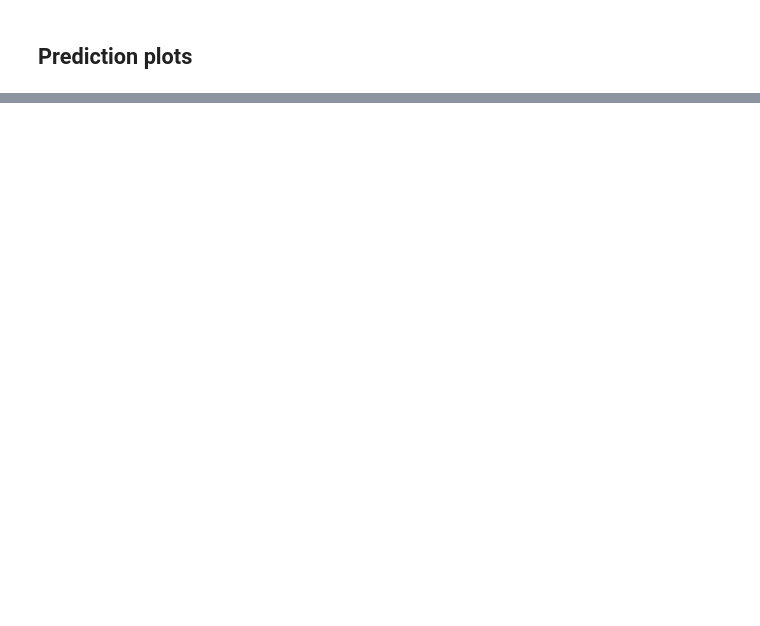
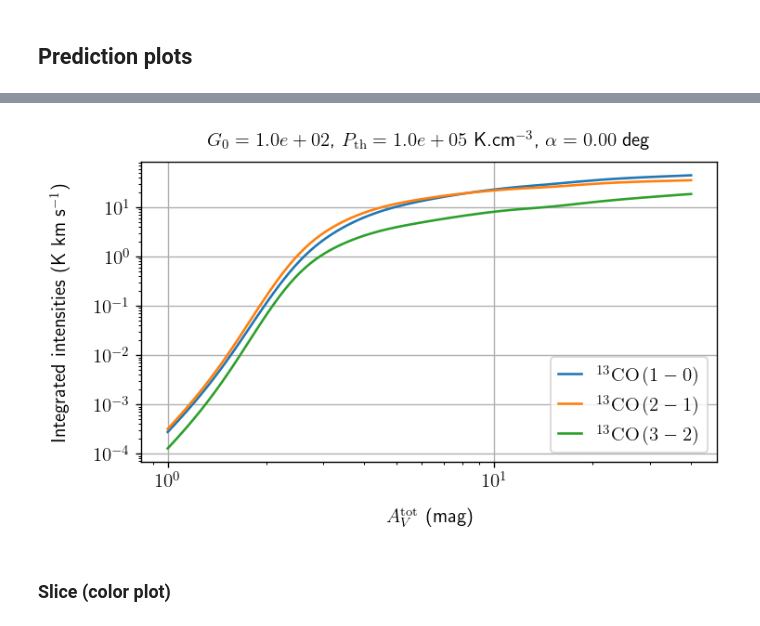
Before and after one commit to einigl/iram-30m-emir-obs-info, a Jupyter notebook: examples/meudonpdr.ipynb, the cells around one changed output, grey strips where cells are left out. Saved outputs shown, nothing was run; the diff lists cells and outputs as text; code cells hidden in the pictures; blank space fills up the shorter version.

Commit message:
Implements MeudonPDR plotter

```diff
--- a/examples/meudonpdr.ipynb
+++ b/examples/meudonpdr.ipynb
@@ -75,0 +98,3 @@ meudonpdr.predict(df_params, lines)
+# %%
+plotter = PDRPlotter(kelvin=True)
+plotter.print_parameters_space()
@@ -75,0 +109,10 @@ meudonpdr.predict(df_params, lines)
+# %%
+lines = [
+    "13c_o_j1__j0",
+    "13c_o_j2__j1",
+    "13c_o_j3__j2"
+]
+
+Av = 6
+G0 = 1e2
+Pth = 1e5
@@ -75,0 +134,17 @@ meudonpdr.predict(df_params, lines)
+# %%
+plt.figure(figsize=(6.4, 0.7*4.8), dpi=125)
+
+plotter.plot_profile(
+    lines,
+    Av=None,
+    G0=1e2,
+    Pth=1e5,
+    angle=0,
+    logy=True,
+)
+
+plt.show()
+# %% [output]
+[figure, added]
+# %% [markdown]
+### Slice (color plot)
```
Also changed, not shown: parts of 20 cells of this notebook, 8 other files.
